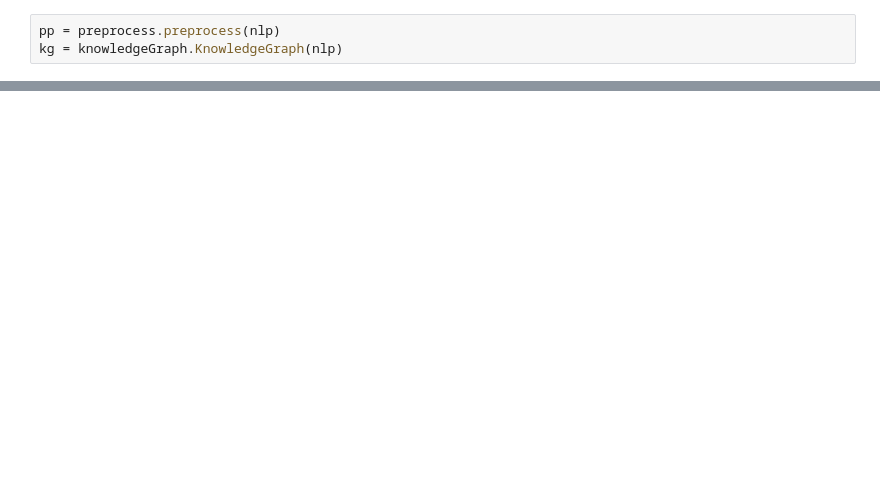
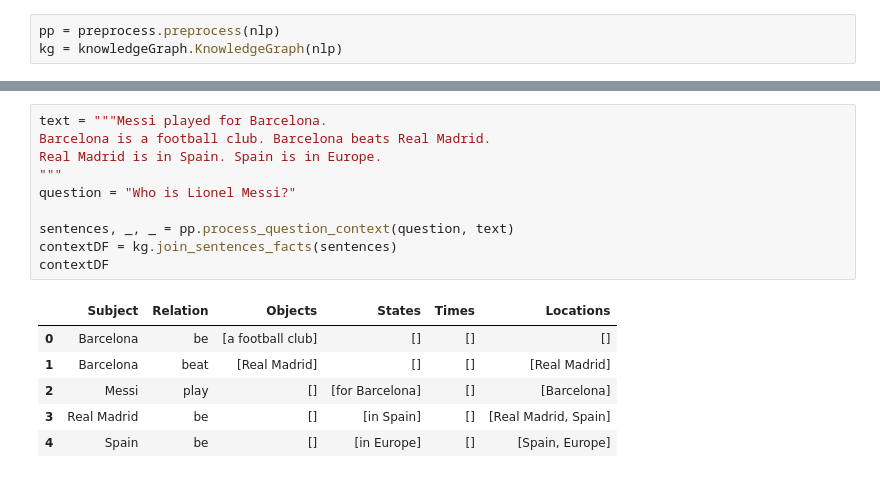
Before and after one commit to ZiaddAhmedd/Knowledge-graph-QA, a Jupyter notebook: knowledgeGraphPlots.ipynb, the cells around one changed output, grey strips where cells are left out. Saved outputs shown, nothing was run; the diff lists cells and outputs as text; blank space fills up the shorter version.

```diff
--- a/knowledgeGraphPlots.ipynb
+++ b/knowledgeGraphPlots.ipynb
@@ -49 +22,18 @@ contextDF
+# %%
+text = """Messi played for Barcelona.
+Barcelona is a football club. Barcelona beats Real Madrid.
+Real Madrid is in Spain. Spain is in Europe.
+"""
+question = "Who is Lionel Messi?"
+
+sentences, _, _ = pp.process_question_context(question, text)
+contextDF = kg.join_sentences_facts(sentences)
+contextDF
+# %% [output]
+|  | Subject | Relation | Objects | States | Times | Locations |
+| 0 | Barcelona | be | [a football club] | [] | [] | [] |
+| 1 | Barcelona | beat | [Real Madrid] | [] | [] | [Real Madrid] |
+| 2 | Messi | play | [] | [for Barcelona] | [] | [Barcelona] |
+| 3 | Real Madrid | be | [] | [in Spain] | [] | [Real Madrid, Spain] |
+| 4 | Spain | be | [] | [in Europe] | [] | [Spain, Europe] |
 # %%
```
Also changed, not shown: parts of 7 cells of this notebook, 8 other files.
